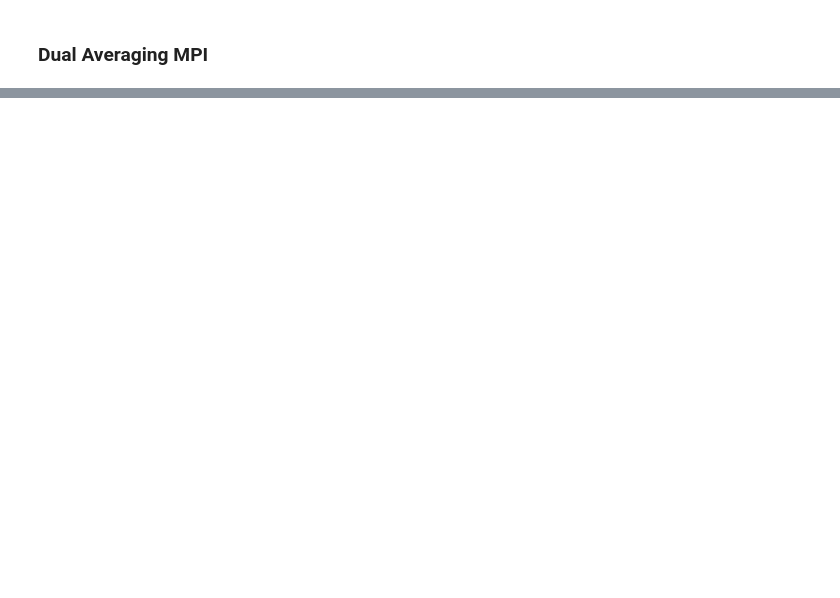
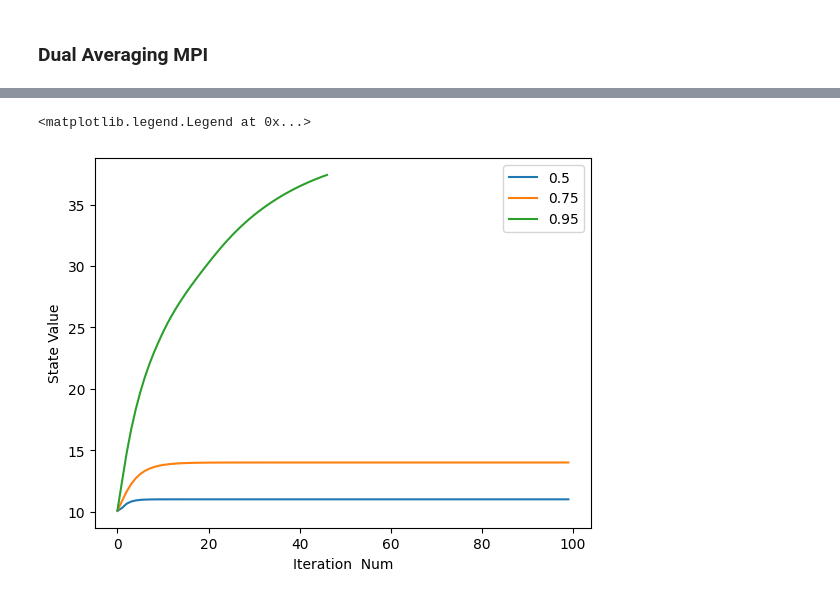
Before and after one commit to throbotaith/syumi-note-t, a Jupyter notebook: Reinforcement Learning/Dual Averaging MPI.ipynb, the cells around one changed output, grey strips where cells are left out. Cells and saved outputs as stored; diff of their text form; code cells hidden in the pictures; blank space fills up the shorter version.

```diff
--- a/Reinforcement Learning/Dual Averaging MPI.ipynb
+++ b/Reinforcement Learning/Dual Averaging MPI.ipynb
@@ -270,0 +102,70 @@ plt.show()
+# %%
+#DA-MPI tau = 0の場合
+
+pi = np.zeros((S,A))
+pi[0][0] = 1
+pi[1][1] = 1
+v = np.zeros(S)
+entropy_term = 0.1
+mu = []
+mdp2 = MDP(S_set, A_set, 0.5, g, P,mu)
+
+
+_lambda = 0.1
+tau = 0
+tau_not0 = 0.1
+beta = _lambda /(_lambda + tau_not0)
+#regularized greedy policyの定義
+def KL_divergence(p, q):
+    return np.sum(p * (np.log(p)-np.log(q)))
+
+def entropy(p):
+    return -np.sum(p * np.log(p))
+
+
+def compute_Q_pi(mdp2,Q,pi,tau):
+    S,A = mdp2.S,mdp2.A
+    v = np.sum(pi * Q,axis = 1) #piとQの内積
+    P_v = P @ (v -  _lambda * np.sum( pi * np.log(pi+1e-8),axis = 1)+ tau * entropy(pi)) #Pと(v - 正則化項)との内積
+    Q_pi = g + mdp2.gamma * P_v # T
+    return Q_pi
+
+def compute_h(Q,h,k):
+    #tau = 0の場合
+    if k == 0:
+        return(0) + Q * (1/(k+2))
+    else:
+        return  ((k+1)/(k+2)) * h + (1/k+2) * Q
+
+def compute_h_tau_not0(Q,h,k):
+    #tau = 0の場合
+    if k == 0:
+        return(0) + (1 - beta) * Q
+    else:
+        return  beta * h + (1 - beta) * Q
+
+
+updated_v = v
+gammas = [0.5,0.75,0.95]
+for gamma in gammas:
+    mdp2 = mdp2._replace(gamma=gamma)
+    v_value = []
+    pi = np.ones((S,A))/A
+    Q = np.zeros((S,A))
+    h = Q
+    k = 0
+    for i in range(100):
+        Q= compute_Q_pi(mdp2,Q,pi,tau)
+        h = compute_h(Q,h,k)
+        pi = softmax(h,axis=1)
+        v_value.append(Q.max())
+        k+=1
+    plt.plot(v_value,label = f"{gamma}")
+
+plt.ylabel("State Value")
+plt.xlabel("Iteration  Num")
+
+plt.legend()
+# %% [output]
+<matplotlib.legend.Legend at 0x...>
+[figure, added]
```
Also changed, not shown: parts of 5 cells of this notebook.
